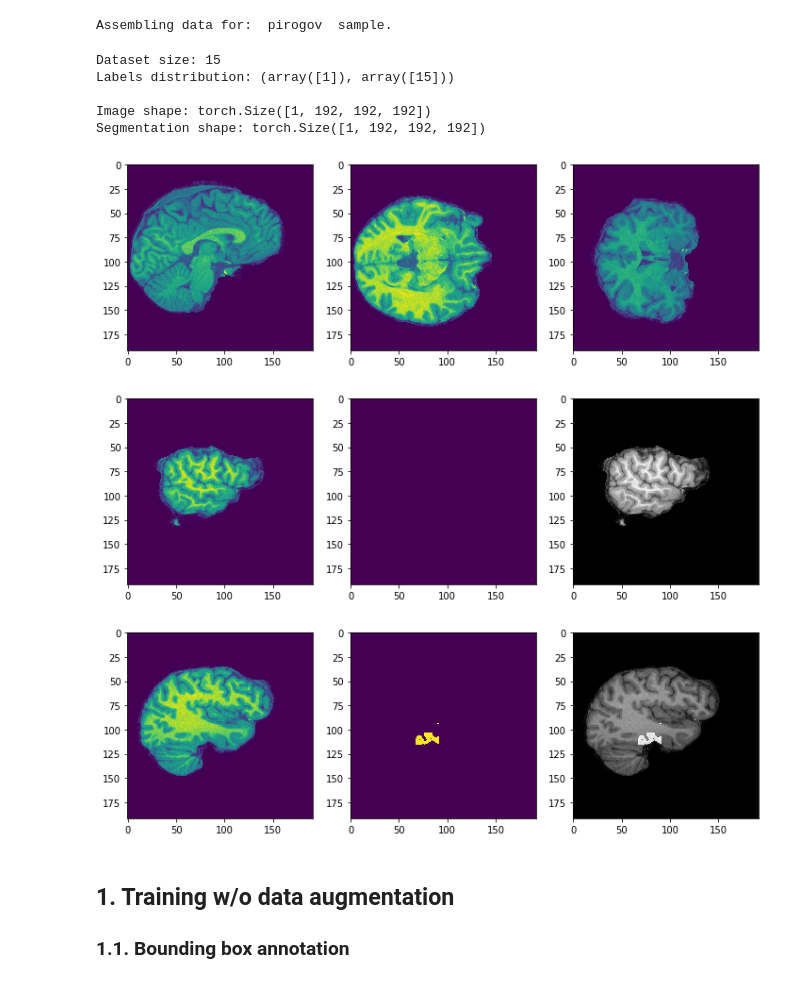
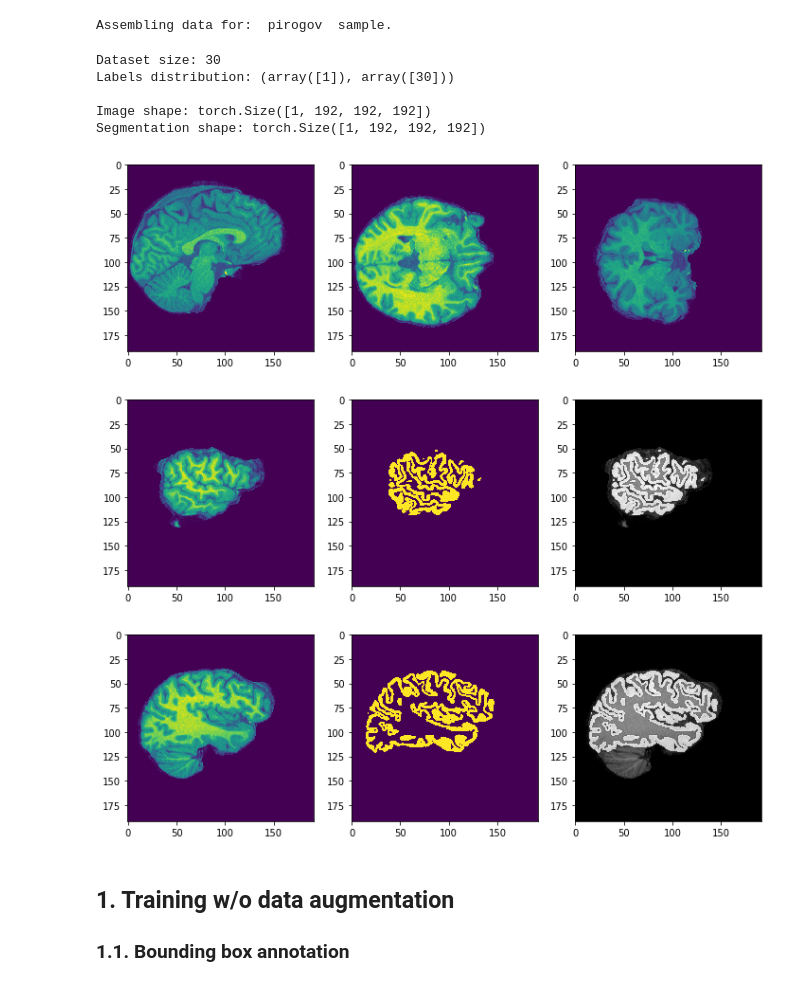
Before and after one commit to kondratevakate/mri-epilepsy-diagnosis, a Jupyter notebook: segmentation/baseline_3d_unet_no_transfer.ipynb, the cells around one changed output. Cells and saved outputs as stored; diff of their text form; code cells hidden in the pictures.

```diff
--- a/segmentation/baseline_3d_unet_no_transfer.ipynb
+++ b/segmentation/baseline_3d_unet_no_transfer.ipynb
@@ -62,40 +61,35 @@ from utils.viz_tools import plot_central_cuts, plot_predicted
 from utils.data import MriSegmentation
 # %%
 data_params = {
-
     'sample':'pirogov',
-    'prefix':'fcd',
-    'mask':'bb',
+    'mask':'seg',
     'ignore_missing':'True',
-    'mask_path':'/home/datasets/fcd_classification_bank/masks/combined',
-    'image_path':'/home/datasets/fcd_classification_bank',
-    'targets_path':'../targets/targets_fcd_bank.csv',
 #     'coord_min':(30, 30, 30),
 #     'img_shape' :(192, 192, 192)
 }
 
 fcd_data = MriSegmentation(**data_params)
 
 print("Dataset size: {}".format(len(fcd_data)))
 print("Labels distribution: {}\n".format(np.unique(fcd_data.target, return_counts=True)))
 img, mask = fcd_data[3]
 print("Image shape: {}".format(img.shape))
 print("Segmentation shape: {}".format(mask.shape))
 plot_central_cuts(img)
 plot_predicted(img, mask, delta = -50, title="")
 # %% [output]
 Assembling data for:  pirogov  sample.
-Dataset size: 15
-Labels distribution: (array([1]), array([15]))
+Dataset size: 30
+Labels distribution: (array([1]), array([30]))
 
 Image shape: torch.Size([1, 192, 192, 192])
 Segmentation shape: torch.Size([1, 192, 192, 192])
 [figure]
-[figure, old version]
+[figure, new version]
 # %%
 plot_predicted(img, mask, delta = 40, title="")
 # %% [output]
-[figure, old version]
+[figure, new version]
 # %% [markdown]
 ## 1. Training w/o data augmentation
 
```
Also changed, not shown: parts of 13 cells of this notebook, 19 other files.
